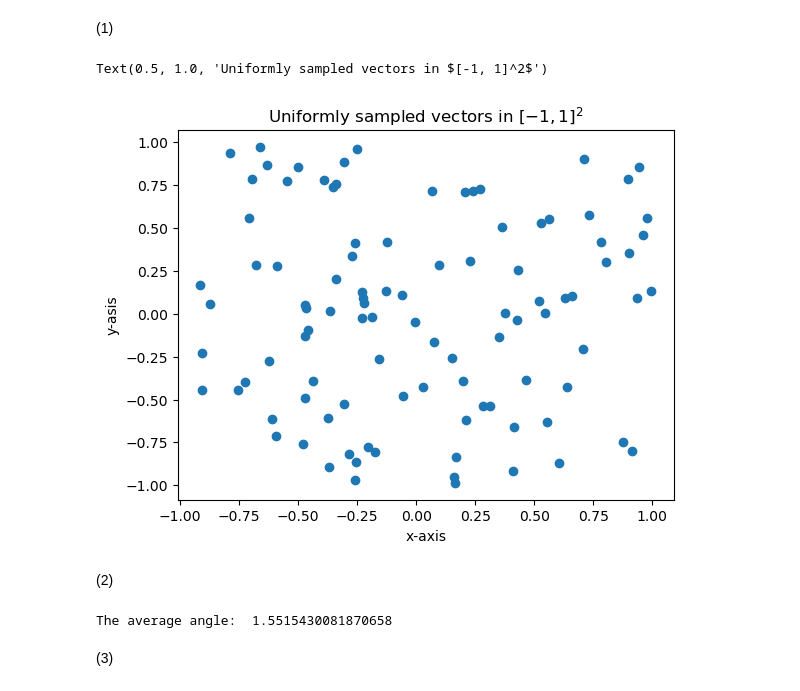
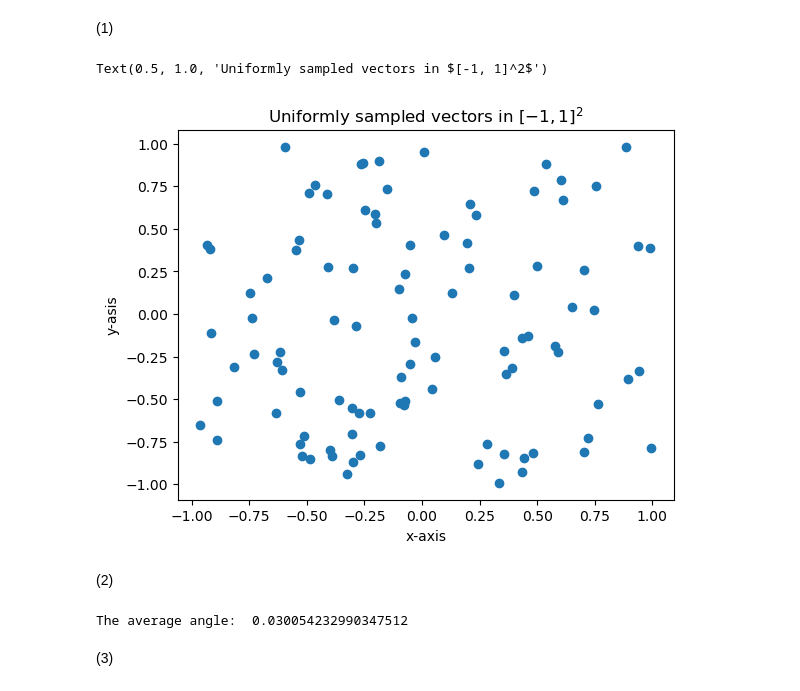
Before and after one commit to Jonas-Zhang97/TUM-IRHDD, a Jupyter notebook: Assignment1/task1and2.ipynb, the cells around one changed output. Cells and saved outputs as stored; diff of their text form; code cells hidden in the pictures.

Commit message:
fix error of dimension

```diff
--- a/Assignment1/task1and2.ipynb
+++ b/Assignment1/task1and2.ipynb
@@ -36,31 +36,30 @@ $
 # %%
 import numpy as np
 import matplotlib.pyplot as plt
 
 def generate_random_vectors(num_vectors, dimension):
     """
     Generate random vectors uniformly distributed in the box [-1, 1]^d.
 
     Parameters:
     - num_vectors: Number of random vectors to generate.
     - dimension: Dimensionality of each vector.
 
     Returns:
     - random_vectors: NumPy array containing the generated random vectors.
     """
-    random_numbers = np.random.rand(num_vectors, dimension)
-    random_vectors = 2 * random_numbers - 1
+    random_vectors = np.random.uniform(low=-1, high=1, size=(dimension, num_vectors))
     return random_vectors
 
 # Visualize generated data
 random_vectors = generate_random_vectors(100,2)
-plt.scatter(random_vectors[:, 0], random_vectors[:, 1])
+plt.scatter(random_vectors[0, :], random_vectors[1, :])
 plt.xlabel('x-axis')
 plt.ylabel('y-asis')
 plt.title('Uniformly sampled vectors in $[-1, 1]^2$')
 # %% [output]
 Text(0.5, 1.0, 'Uniformly sampled vectors in $[-1, 1]^2$')
-[figure, old version]
+[figure, new version]
 # %% [markdown]
 (2)
 # %%
@@ -90,7 +89,7 @@ def compute_min_angles(random_vectors):
 angle = compute_min_angles(random_vectors)
 print('The average angle: ', np.mean(angle))
 # %% [output]
-The average angle:  1.5515430081870658
+The average angle:  0.030054232990347512
 # %% [markdown]
 (3)
 # %%
```
Also changed, not shown: parts of 2 cells of this notebook.
